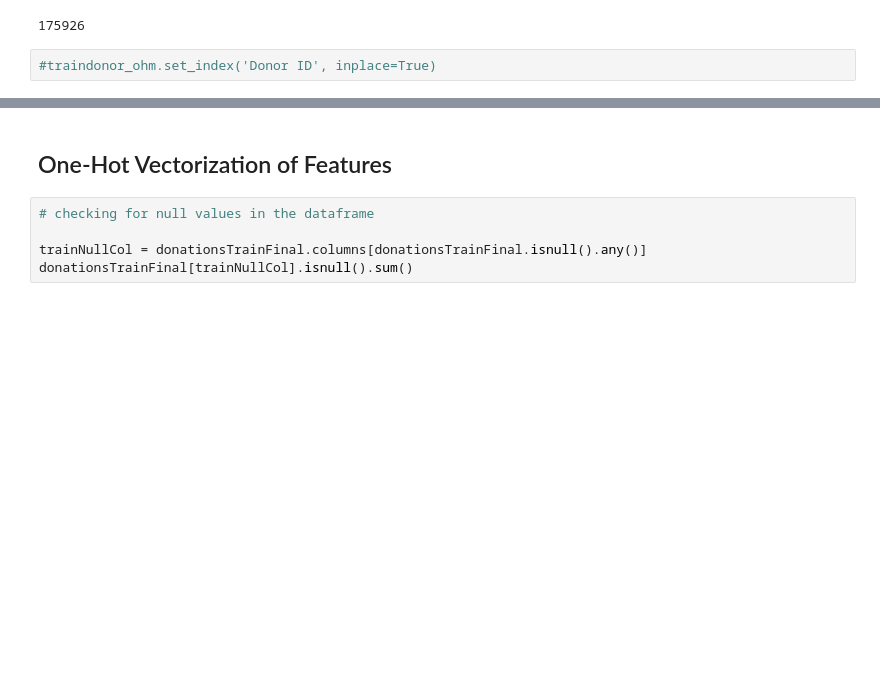
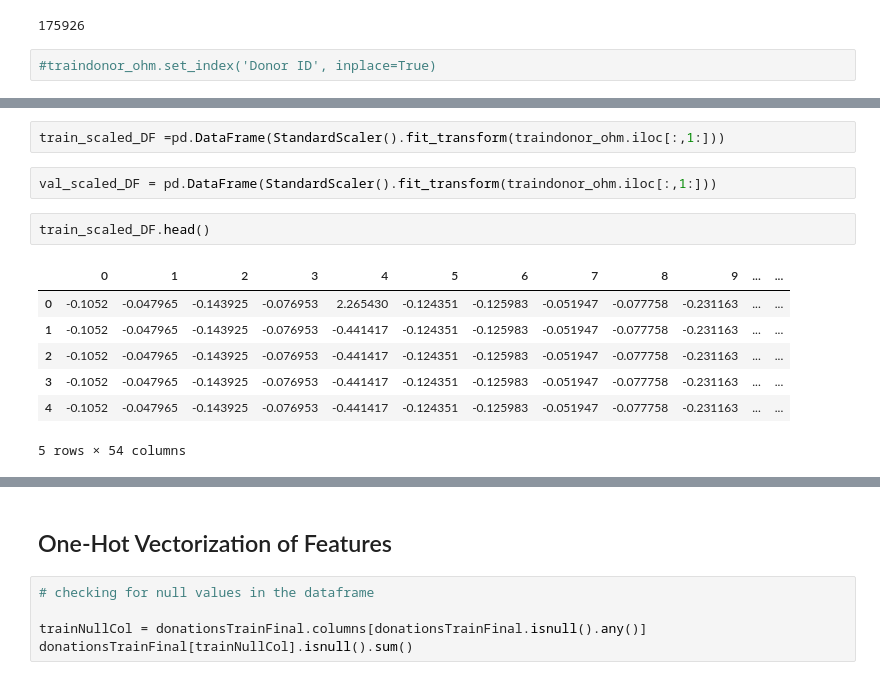
Before and after one commit to prasunshrestha/recommendation_system_for_donors, a Jupyter notebook: Modeling_Pass_Prem.ipynb, the cells around one changed output, grey strips where cells are left out. Cells and saved outputs as stored; diff of their text form; blank space fills up the shorter version.

```diff
--- a/Modeling_Pass_Prem.ipynb
+++ b/Modeling_Pass_Prem.ipynb
@@ -296,2 +366,16 @@ plt.ylabel("Cumulative Variance");
 # %% [output]
 [figure]
+# %%
+train_scaled_DF =pd.DataFrame(StandardScaler().fit_transform(traindonor_ohm.iloc[:,1:]))
+# %%
+val_scaled_DF = pd.DataFrame(StandardScaler().fit_transform(traindonor_ohm.iloc[:,1:]))
+# %%
+train_scaled_DF.head()
+# %% [output]
+|  | 0 | 1 | 2 | 3 | 4 | 5 | 6 | 7 | 8 | 9 | ... | ... |
+| 0 | -0.1052 | -0.047965 | -0.143925 | -0.076953 | 2.265430 | -0.124351 | -0.125983 | -0.051947 | -0.077758 | -0.231163 | ... | ... |
+| 1 | -0.1052 | -0.047965 | -0.143925 | -0.076953 | -0.441417 | -0.124351 | -0.125983 | -0.051947 | -0.077758 | -0.231163 | ... | ... |
+| 2 | -0.1052 | -0.047965 | -0.143925 | -0.076953 | -0.441417 | -0.124351 | -0.125983 | -0.051947 | -0.077758 | -0.231163 | ... | ... |
+| 3 | -0.1052 | -0.047965 | -0.143925 | -0.076953 | -0.441417 | -0.124351 | -0.125983 | -0.051947 | -0.077758 | -0.231163 | ... | ... |
+| 4 | -0.1052 | -0.047965 | -0.143925 | -0.076953 | -0.441417 | -0.124351 | -0.125983 | -0.051947 | -0.077758 | -0.231163 | ... | ... |
+5 rows × 54 columns
```
Also changed, not shown: parts of 23 cells of this notebook.
